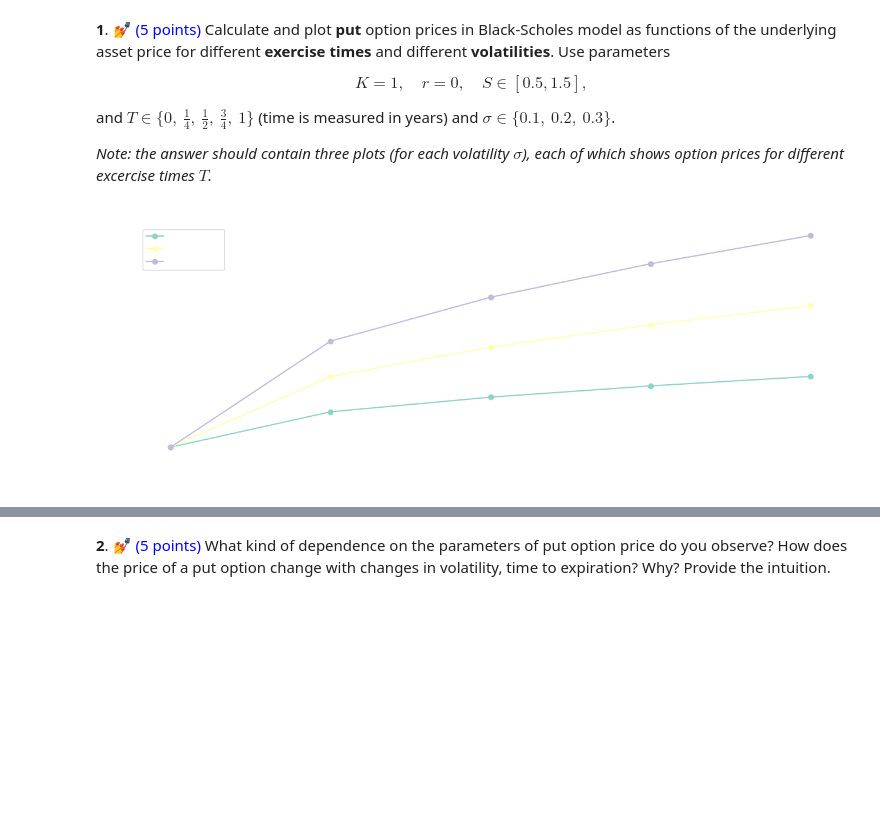
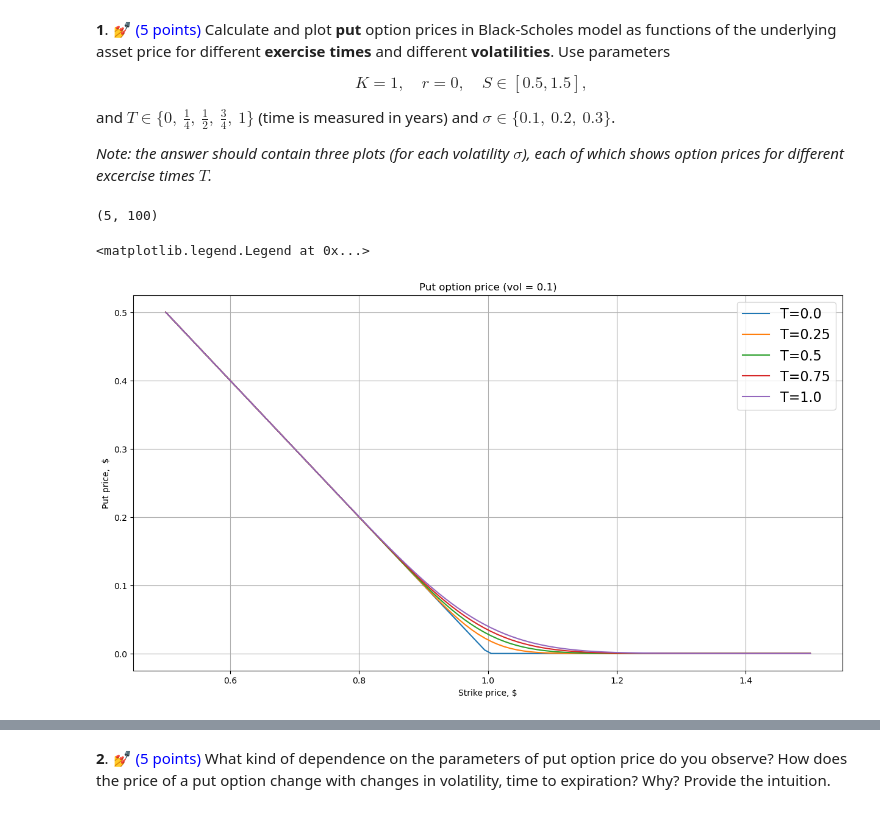
Before and after one commit to VsevolodZaostrovsky/-StochasticVolatilityModels, a Jupyter notebook: Homeworks/HW_1.ipynb, the cells around one changed output, grey strips where cells are left out. Drawn from its saved outputs; the diff is of its cells as text; code cells hidden in the pictures; blank space fills up the shorter version.

```diff
--- a/Homeworks/HW_1.ipynb
+++ b/Homeworks/HW_1.ipynb
@@ -41,7 +41,7 @@ from copy import deepcopy
 from ipywidgets import interact
 from ipywidgets import widgets
 
-DARK_THEME = True
+DARK_THEME = False
 
 if DARK_THEME:
     plt.style.use("dark_background")
@@ -104,36 +104,36 @@ def price(option: StockOption, ms: MarketState, params: BSParams):
         - stats.norm.cdf(-d1(option, ms, params)) * ms.stock_price
 
     return np.where(option.is_call, call_price, put_price)
-# %%
-r = 0
-S = 1
-
-strikes = np.ones(1)
-times = np.linspace(0, 1, 5)
-
-puts = PutStockOption(strike_price=strikes,
-                      expiration_time=times[:, None])
-
-ms = MarketState(stock_price=S, interest_rate=r)
-
-params = BSParams(volatility=0.1)
-put_price1 = price(puts, ms, params)
-
-params = BSParams(volatility=0.2)
-put_price2 = price(puts, ms, params)
-
-params = BSParams(volatility=0.3)
-put_price3 = price(puts, ms, params)
-
-_, ax = plt.subplots(figsize=(15, 5))
-
-ax.plot(times, put_price1, "o-", label="sigma = 0.1")
-ax.plot(times, put_price2, "o-", label="sigma = 0.2")
-ax.plot(times, put_price3, "o-", label="sigma = 0.3")
-ax.legend()
-ax.set_xlabel("Time, years")
-ax.set_ylabel("Price, $")
-ax.set_title("Implied Volatilities")
-plt.show()
-# %% [output]
-[figure, removed]
+# %%
+strikes = 1
+times = np.linspace(0, 1, 5)
+
+puts = PutStockOption(strike_price=strikes,
+                      expiration_time=times[:, None])
+
+ms = MarketState(stock_price=np.linspace(0.5, 1.5, 100), interest_rate=0)
+
+params = BSParams(volatility=0.1)
+# %%
+print(price(puts, ms, params).shape)
+# %% [output]
+(5, 100)
+# %%
+fig = plt.figure(figsize=(15, 8))
+
+params = BSParams(volatility=0.1)
+put_price = price(puts, ms, params)
+
+plt.plot(np.linspace(0.5, 1.5, 100), put_price[0, :], label='T=0.0')
+plt.plot(np.linspace(0.5, 1.5, 100), put_price[1, :], label='T=0.25')
+plt.plot(np.linspace(0.5, 1.5, 100), put_price[2, :], label='T=0.5')
+plt.plot(np.linspace(0.5, 1.5, 100), put_price[3, :], label='T=0.75')
+plt.plot(np.linspace(0.5, 1.5, 100), put_price[4, :], label='T=1.0')
+plt.title('Put option price (vol = 0.1)')
+plt.xlabel('Strike price, $')
+plt.ylabel('Put price,  $')
+plt.grid()
+plt.legend(fontsize=16)
+# %% [output]
+<matplotlib.legend.Legend at 0x...>
+[figure, added]
```
Also changed, not shown: parts of 2 cells of this notebook.
